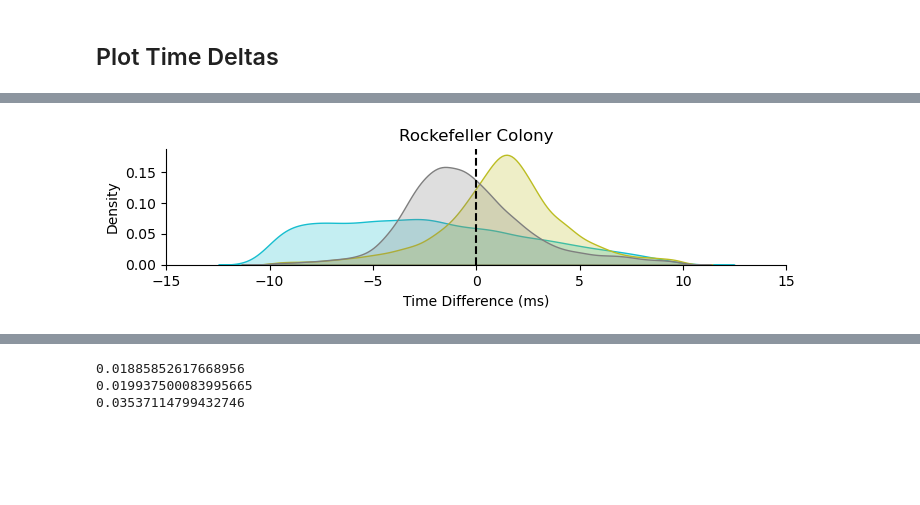
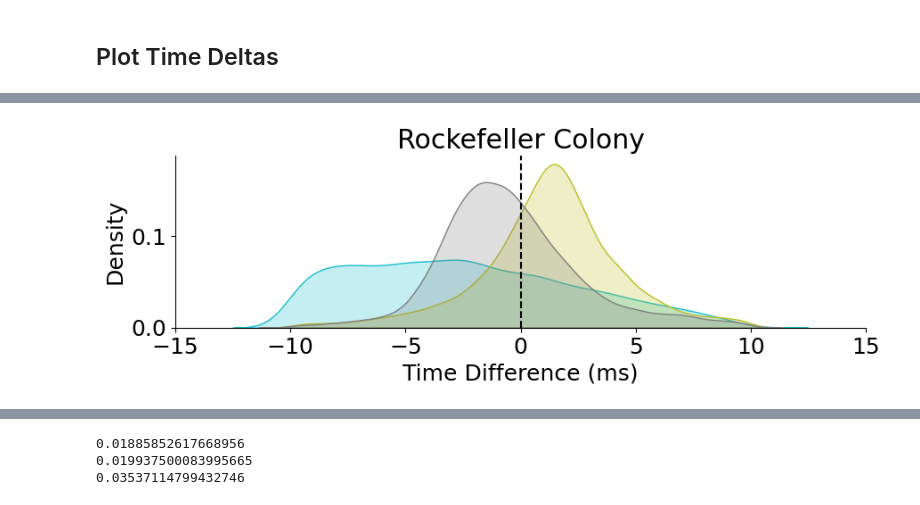
Before and after one commit to theresekoch/AVN_paper, a Jupyter notebook: 01.1 - Segmentation/04 - Rockefeller Validation.ipynb, the cells around one changed output, grey strips where cells are left out. Cells and saved outputs as stored; diff of their text form; code cells hidden in the pictures; blank space fills up the shorter version.

```diff
--- a/01.1 - Segmentation/04 - Rockefeller Validation.ipynb
+++ b/01.1 - Segmentation/04 - Rockefeller Validation.ipynb
@@ -1069,16 +824,18 @@ sns.despine()
+# %%
+plt.rcParams.update({'font.size': 18})
 # %%
-plt.figure(figsize = (8, 1.5))
+plt.figure(figsize = (10, 2.5))
 ax = sns.kdeplot(data = all_time_deltas.reset_index(), x = 'time_delta', hue = 'Segmentation Method', common_norm = False, fill = True,
             palette= sns.color_palette()[-3:], legend = False)
 plt.axvline(x = 0, color = 'black', linestyle = '--')
 plt.xlim(-15, 15)
 plt.xlabel("Time Difference (ms)")
 plt.title("Rockefeller Colony");
 #sns.move_legend(ax, loc = 'upper left', bbox_to_anchor = (0.64, 1))
 sns.despine()
-plt.savefig('rock_onset_time_delta.svg', transparent = True)
+plt.savefig('poster_rock_onset_time_delta.svg', transparent = True)
 # %% [output]
-[figure, old version]
+[figure, new version]
 # %%
 all_time_deltas['abs_delta'] = np.abs(all_time_deltas.time_delta)
 # %%
```
Also changed, not shown: parts of 9 cells of this notebook, 2 other files.
